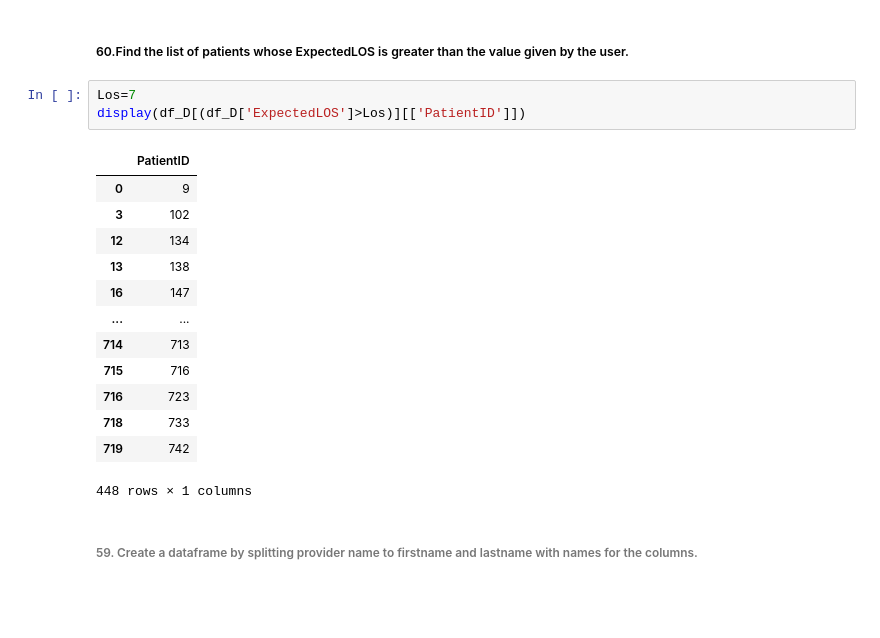
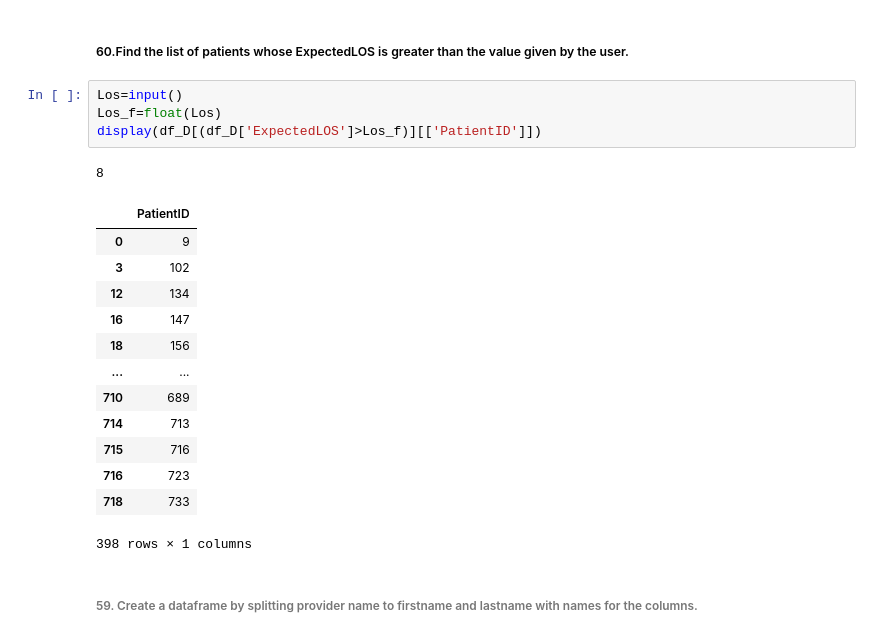
Before and after one commit to ArchanaDevaraju/python-warriors, a Jupyter notebook: Python_Warriors_satya.ipynb, the cells around one changed output. Saved outputs shown, nothing was run; the diff lists cells and outputs as text; blank space fills up the shorter version.

```diff
--- a/Python_Warriors_satya.ipynb
+++ b/Python_Warriors_satya.ipynb
@@ -53,22 +53,24 @@ print(center2)
 # %% [markdown]
 ##### 60.Find the list of patients whose ExpectedLOS is greater than the value given by the user.
 # %%
-Los=7
-display(df_D[(df_D['ExpectedLOS']>Los)][['PatientID']])
+Los=input()
+Los_f=float(Los)
+display(df_D[(df_D['ExpectedLOS']>Los_f)][['PatientID']])
 # %% [output]
+8
 |  | PatientID |
 | 0 | 9 |
 | 3 | 102 |
 | 12 | 134 |
-| 13 | 138 |
 | 16 | 147 |
+| 18 | 156 |
 | ... | ... |
+| 710 | 689 |
 | 714 | 713 |
 | 715 | 716 |
 | 716 | 723 |
 | 718 | 733 |
-| 719 | 742 |
-448 rows × 1 columns
+398 rows × 1 columns
 # %% [markdown]
 ###### 59. Create a dataframe by splitting provider name to firstname and lastname with names for the columns.
 # %%
```
